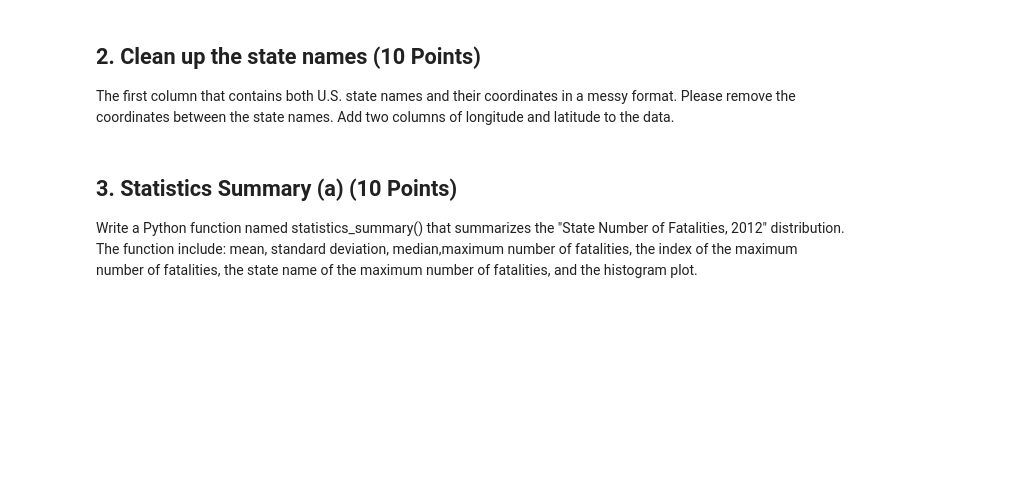
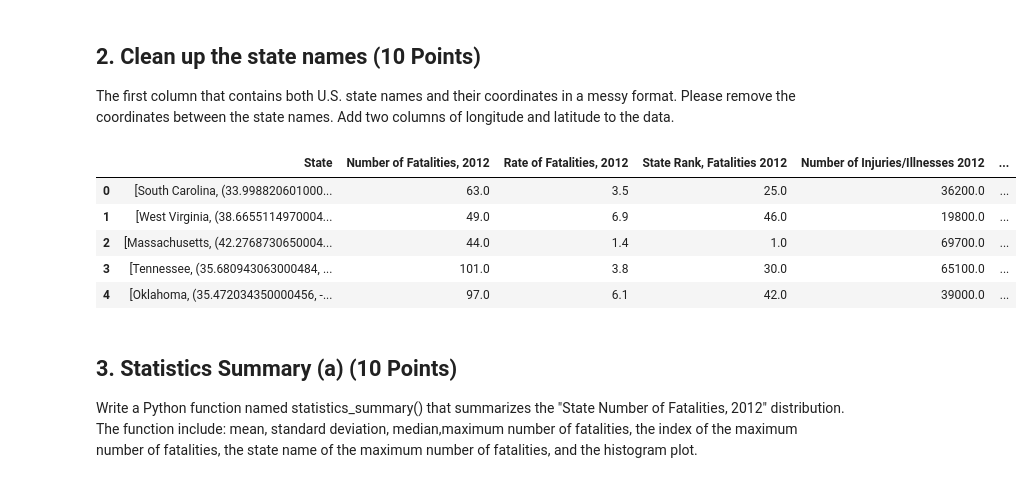
Before and after one commit to radtothebone/data-science-3402, a Jupyter notebook: Lab 6/herrera_christian_lab6.ipynb, the cells around one changed output. Drawn from its saved outputs; the diff is of its cells as text; code cells hidden in the pictures; blank space fills up the shorter version.

```diff
--- a/Lab 6/herrera_christian_lab6.ipynb
+++ b/Lab 6/herrera_christian_lab6.ipynb
@@ -35,6 +61,21 @@ Replace all missing values with 0.
 ##  2. Clean up the state names (10 Points)
 
 The first column that contains both U.S. state names and their coordinates in a messy format. Please remove the coordinates between the state names. Add two columns of longitude and latitude to the data.
+# %%
+df = pd.read_csv('2012_Workplace_Fatalities_by_State.csv')
+
+df['State'] = df['State'].str.split('\n')
+
+df['Latitude'] = df['State'].str[1]
+
+df.head()
+# %% [output]
+|  | State | Number of Fatalities, 2012 | Rate of Fatalities, 2012 | State Rank, Fatalities 2012 | Number of Injuries/Illnesses 2012 | ... |
+| 0 | [South Carolina, (33.998820601000... | 63.0 | 3.5 | 25.0 | 36200.0 | ... |
+| 1 | [West Virginia, (38.6655114970004... | 49.0 | 6.9 | 46.0 | 19800.0 | ... |
+| 2 | [Massachusetts, (42.2768730650004... | 44.0 | 1.4 | 1.0 | 69700.0 | ... |
+| 3 | [Tennessee, (35.680943063000484, ... | 101.0 | 3.8 | 30.0 | 65100.0 | ... |
+| 4 | [Oklahoma, (35.472034350000456, -... | 97.0 | 6.1 | 42.0 | 39000.0 | ... |
 # %% [markdown]
 ## 3. Statistics Summary (a) (10 Points)
 Write a Python function named statistics_summary() that summarizes the "State	Number of Fatalities, 2012" distribution. The function include: mean, standard deviation, median,maximum number of fatalities, the index of the maximum number of fatalities, the state name of the maximum number of fatalities, and the histogram plot.
```
Also changed, not shown: parts of 1 cell of this notebook, 1 other file.
